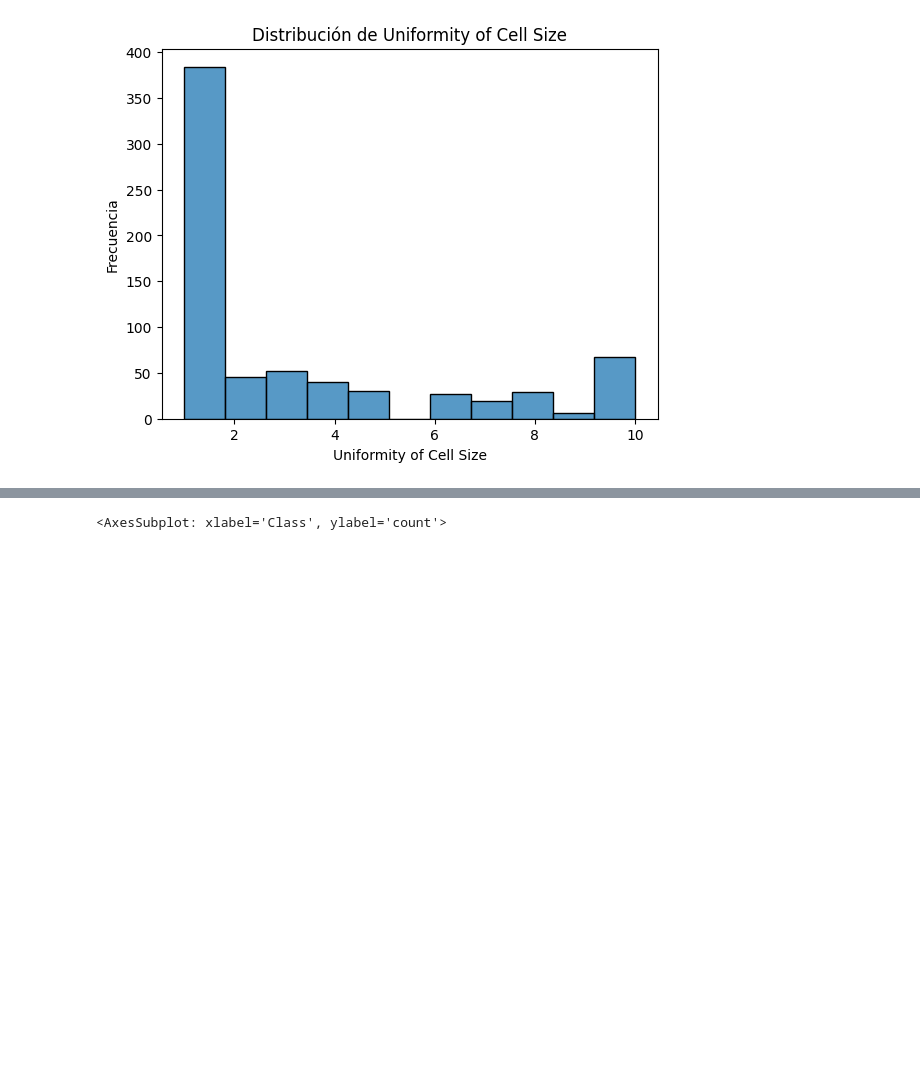
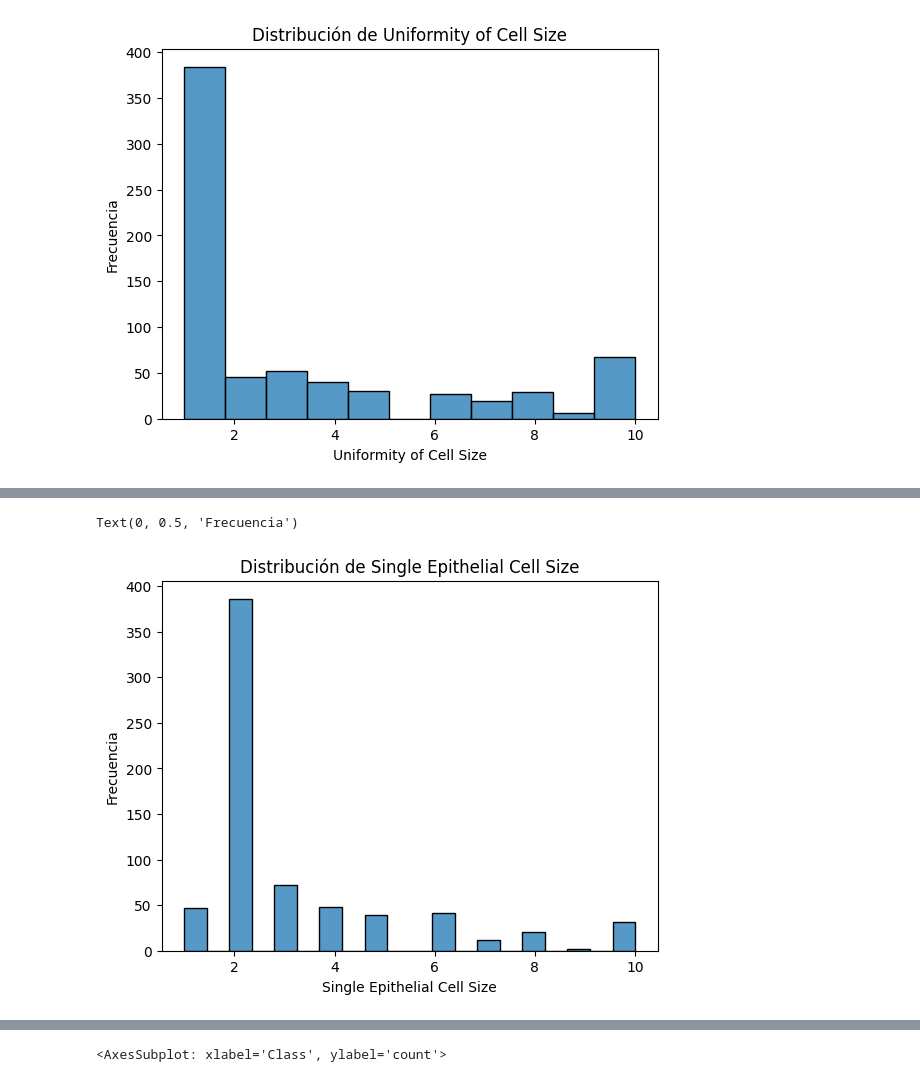
Before and after one commit to Yong-Park/Laboratorio_2_MD_UVG_2023, a Jupyter notebook: main.ipynb, the cells around one changed output, grey strips where cells are left out. Saved outputs shown, nothing was run; the diff lists cells and outputs as text; code cells hidden in the pictures; blank space fills up the shorter version.

```diff
--- a/main.ipynb
+++ b/main.ipynb
@@ -82,0 +103,9 @@ Text(0, 0.5, 'Frecuencia')
+# %%
+# Gráfico de histograma para la variable "Uniformity of Cell Size"
+sns.histplot(datos["Single Epithelial Cell Size"])
+plt.title("Distribución de Single Epithelial Cell Size")
+plt.xlabel("Single Epithelial Cell Size")
+plt.ylabel("Frecuencia")
+# %% [output]
+Text(0, 0.5, 'Frecuencia')
+[figure, added]
```
Also changed, not shown: parts of 24 cells of this notebook.
